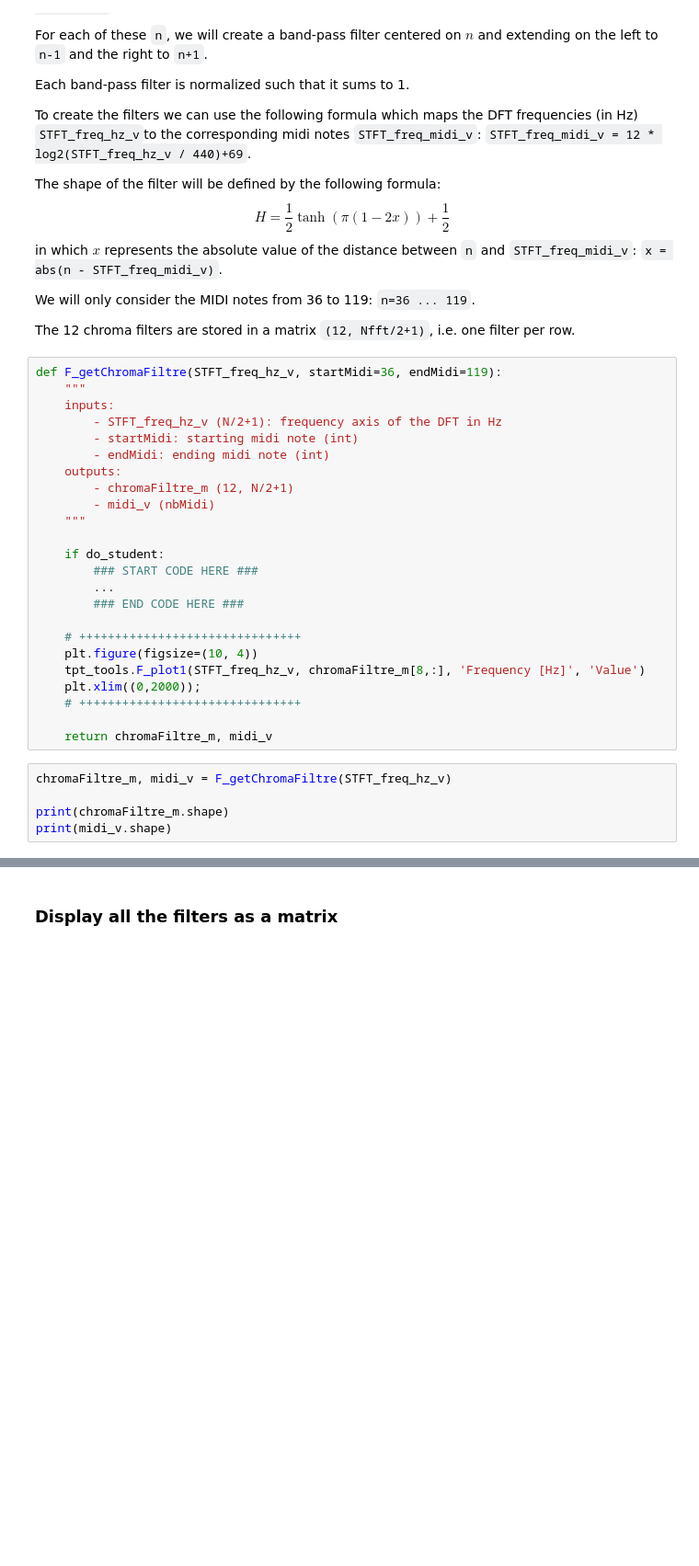
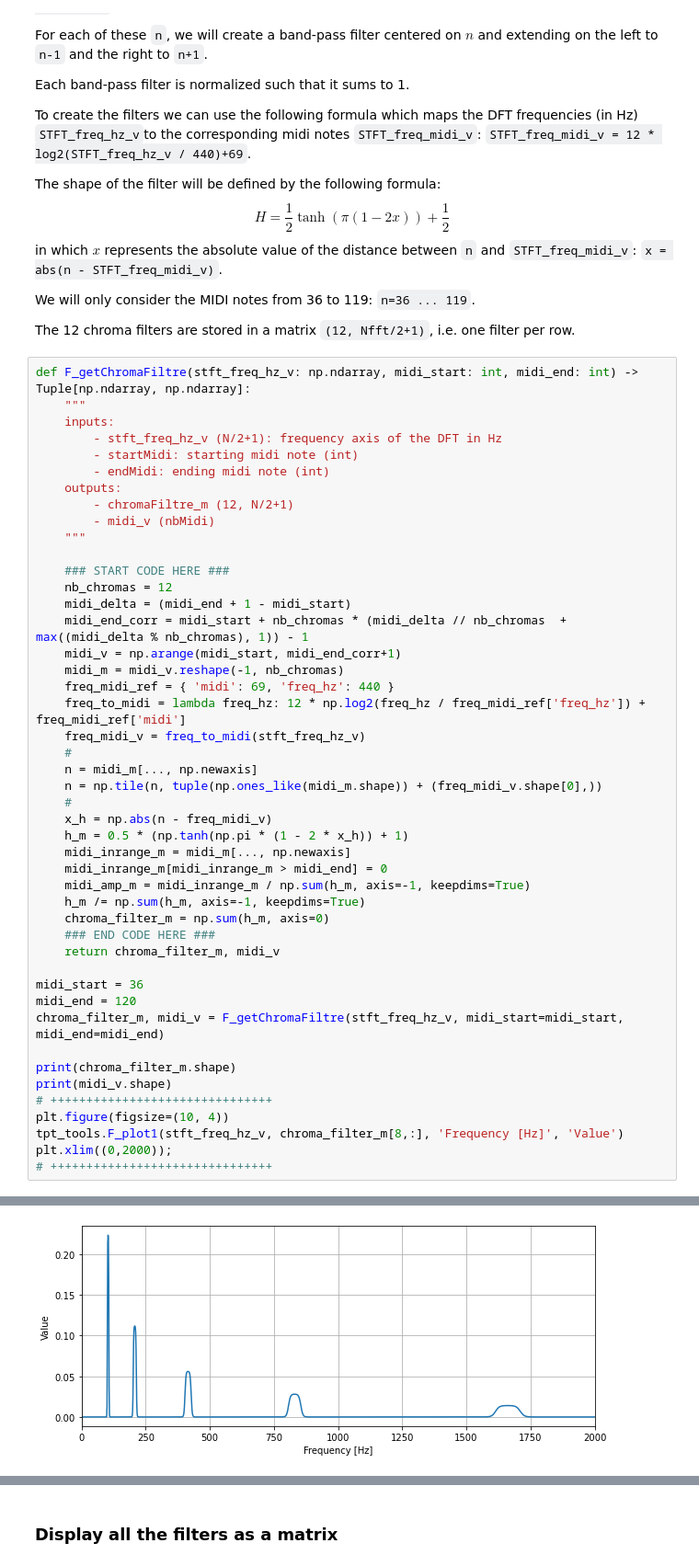
Before and after one commit to piptouque/atiam_tp_signal, a Jupyter notebook: tp_resume/source/tp_resume.ipynb, the cells around one changed output, grey strips where cells are left out. Shown: that part at 92% size. Cells and saved outputs as stored; diff of their text form; blank space fills up the shorter version.

````diff
--- a/tp_resume/source/tp_resume.ipynb
+++ b/tp_resume/source/tp_resume.ipynb
@@ -201,32 +205,50 @@
 We will only consider the MIDI notes from 36 to 119: ```n=36 ... 119```.
 
 The 12 chroma filters are stored in a matrix ```(12, Nfft/2+1)```, i.e. one filter per row.
-# %%
-def F_getChromaFiltre(STFT_freq_hz_v, startMidi=36, endMidi=119):
-    """
-    inputs:
-        - STFT_freq_hz_v (N/2+1): frequency axis of the DFT in Hz
-        - startMidi: starting midi note (int)
-        - endMidi: ending midi note (int)
-    outputs:
-        - chromaFiltre_m (12, N/2+1)
-        - midi_v (nbMidi)
-    """
-
-    if do_student:
-        ### START CODE HERE ###
-        ...
-        ### END CODE HERE ###
-
-    # +++++++++++++++++++++++++++++++
-    plt.figure(figsize=(10, 4))
-    tpt_tools.F_plot1(STFT_freq_hz_v, chromaFiltre_m[8,:], 'Frequency [Hz]', 'Value')
-    plt.xlim((0,2000));
-    # +++++++++++++++++++++++++++++++
-
-    return chromaFiltre_m, midi_v
-# %%
-chromaFiltre_m, midi_v = F_getChromaFiltre(STFT_freq_hz_v)
-
-print(chromaFiltre_m.shape)
-print(midi_v.shape)
+# %%
+def F_getChromaFiltre(stft_freq_hz_v: np.ndarray, midi_start: int, midi_end: int) -> Tuple[np.ndarray, np.ndarray]:
+    """
+    inputs:
+        - stft_freq_hz_v (N/2+1): frequency axis of the DFT in Hz
+        - startMidi: starting midi note (int)
+        - endMidi: ending midi note (int)
+    outputs:
+        - chromaFiltre_m (12, N/2+1)
+        - midi_v (nbMidi)
+    """
+
+    ### START CODE HERE ###
+    nb_chromas = 12
+    midi_delta = (midi_end + 1 - midi_start)
+    midi_end_corr = midi_start + nb_chromas * (midi_delta // nb_chromas  + max((midi_delta % nb_chromas), 1)) - 1
+    midi_v = np.arange(midi_start, midi_end_corr+1)
+    midi_m = midi_v.reshape(-1, nb_chromas)
+    freq_midi_ref = { 'midi': 69, 'freq_hz': 440 }
+    freq_to_midi = lambda freq_hz: 12 * np.log2(freq_hz / freq_midi_ref['freq_hz']) + freq_midi_ref['midi']
+    freq_midi_v = freq_to_midi(stft_freq_hz_v)
+    #
+    n = midi_m[..., np.newaxis]
+    n = np.tile(n, tuple(np.ones_like(midi_m.shape)) + (freq_midi_v.shape[0],))
+    #
+    x_h = np.abs(n - freq_midi_v)
+    h_m = 0.5 * (np.tanh(np.pi * (1 - 2 * x_h)) + 1)
+    midi_inrange_m = midi_m[..., np.newaxis]
+    midi_inrange_m[midi_inrange_m > midi_end] = 0
+    midi_amp_m = midi_inrange_m / np.sum(h_m, axis=-1, keepdims=True)
+    h_m /= np.sum(h_m, axis=-1, keepdims=True)
+    chroma_filter_m = np.sum(h_m, axis=0)
+    ### END CODE HERE ###
+    return chroma_filter_m, midi_v
+
+midi_start = 36
+midi_end = 120
+chroma_filter_m, midi_v = F_getChromaFiltre(stft_freq_hz_v, midi_start=midi_start, midi_end=midi_end)
+
+print(chroma_filter_m.shape)
+print(midi_v.shape)
+# +++++++++++++++++++++++++++++++
+plt.figure(figsize=(10, 4))
+tpt_tools.F_plot1(stft_freq_hz_v, chroma_filter_m[8,:], 'Frequency [Hz]', 'Value')
+plt.xlim((0,2000));
+# +++++++++++++++++++++++++++++++
+# %% [output]
@@ -233,3 +257,4 @@ print(midi_v.shape)
+[figure, added]
 # %% [markdown]
 ### Test the function
 
````
Also changed, not shown: parts of 13 cells of this notebook.
